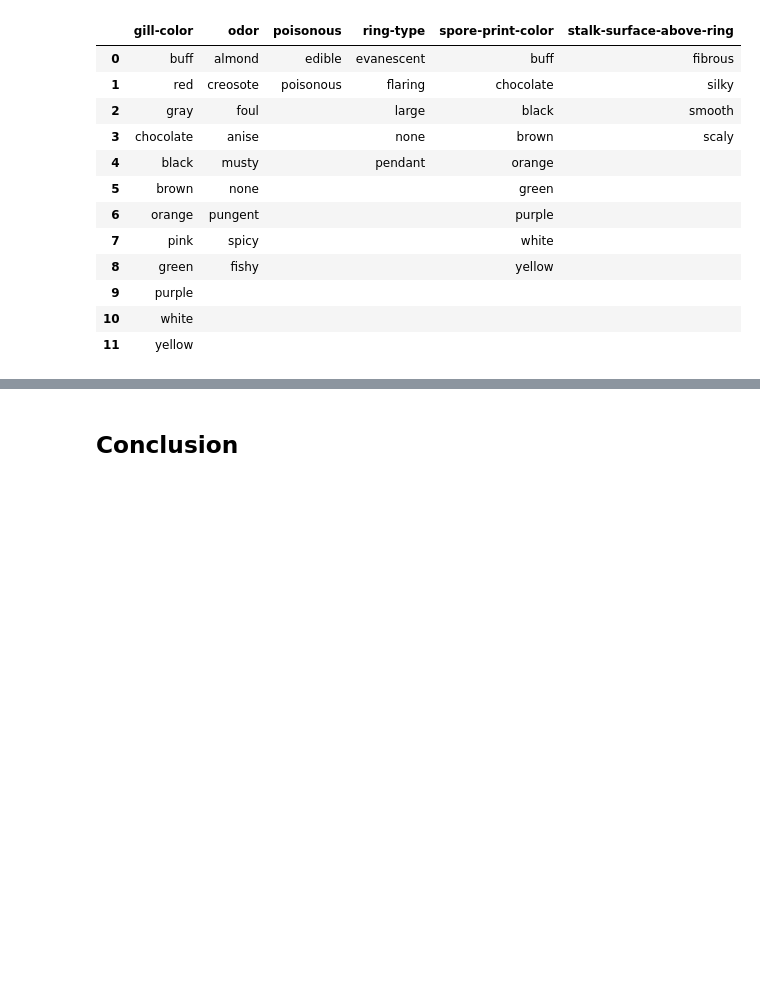
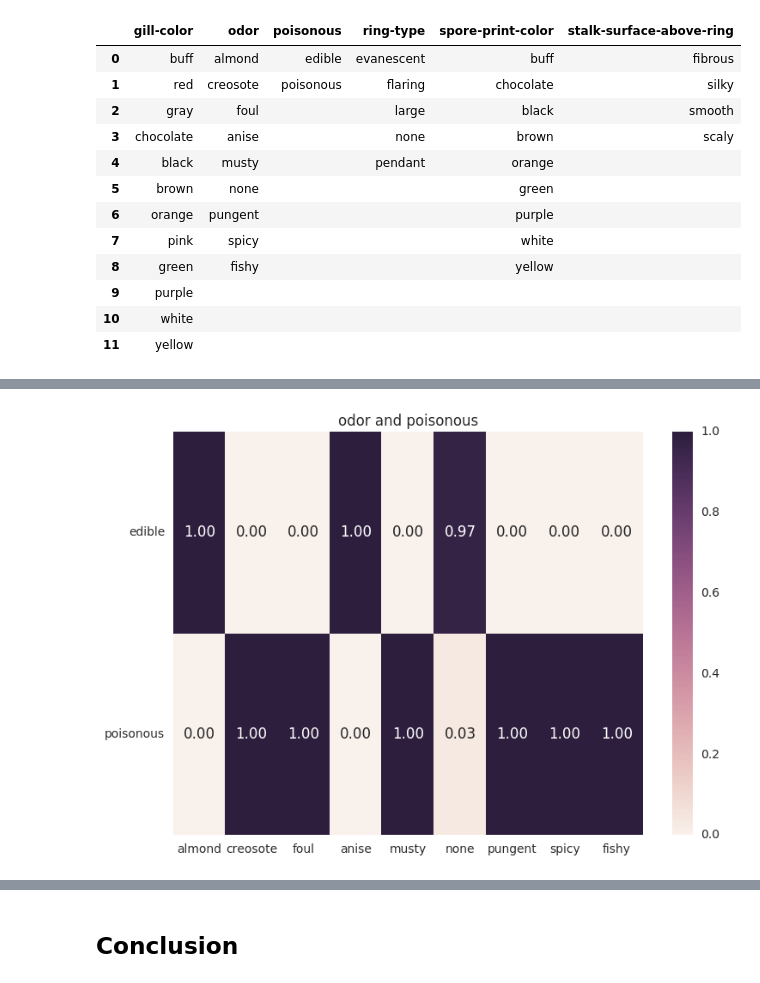
Before and after one commit to LukeWood/Mushroom-Classification, a Jupyter notebook: DraftReport.ipynb, the cells around one changed output, grey strips where cells are left out. Saved outputs shown, nothing was run; the diff lists cells and outputs as text; code cells hidden in the pictures; blank space fills up the shorter version.

```diff
--- a/DraftReport.ipynb
+++ b/DraftReport.ipynb
@@ -401,0 +439,4 @@ We ended up dropping the stalk-root attribute due to 25% of the rows missing a s
+# %%
+heatmap('odor', 'poisonous')
+# %% [output]
+[figure, added]
```
Also changed, not shown: parts of 10 cells of this notebook.
